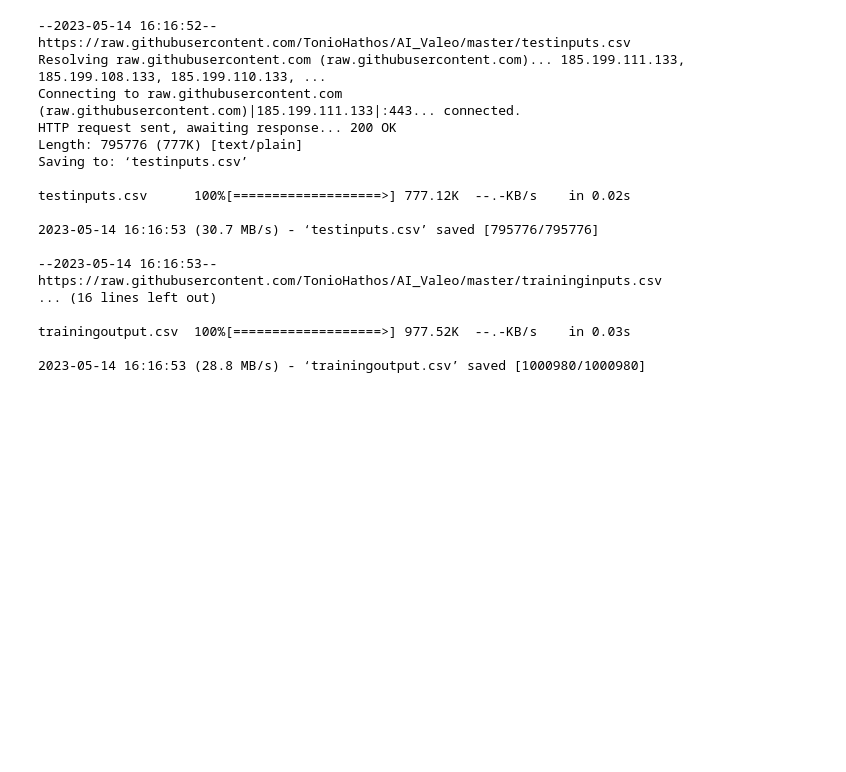
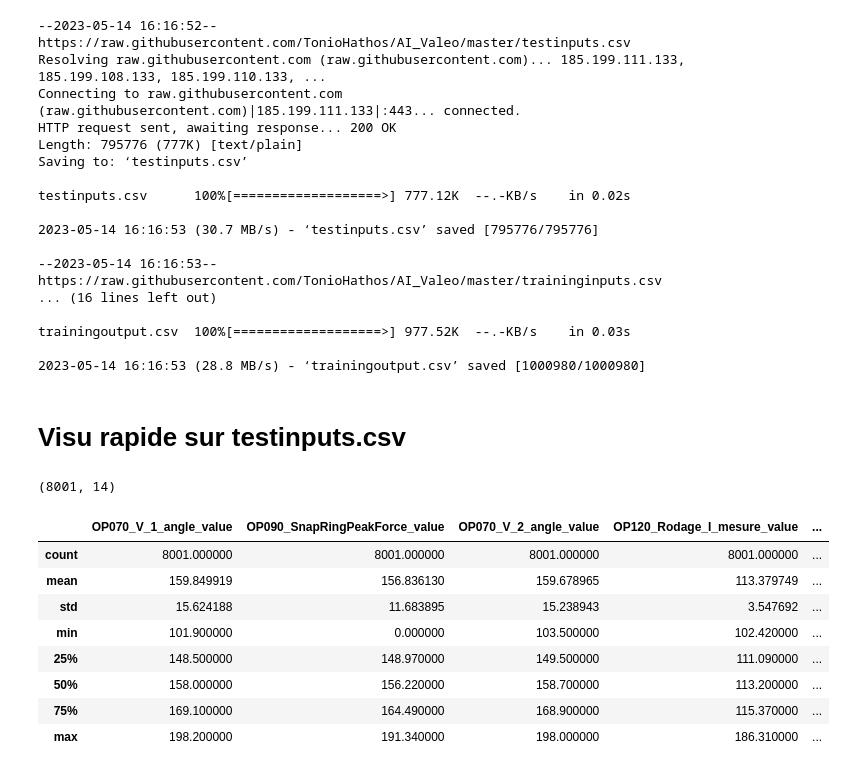
Before and after one commit to TonioHathos/AI_Valeo, a Jupyter notebook: Pre_processing_dataset.ipynb, the cells around one changed output. Saved outputs shown, nothing was run; the diff lists cells and outputs as text; code cells hidden in the pictures; blank space fills up the shorter version.

```diff
--- a/Pre_processing_dataset.ipynb
+++ b/Pre_processing_dataset.ipynb
@@ -36,0 +41,18 @@ trainingoutput.csv  100%[===================>] 977.52K  --.-KB/s    in 0.03s
+# %% [markdown]
+# Visu rapide sur testinputs.csv
+# %%
+df_test_inputs.shape
+# %% [output]
+(8001, 14)
+# %%
+df_test_inputs.describe()
+# %% [output]
+|  | OP070_V_1_angle_value | OP090_SnapRingPeakForce_value | OP070_V_2_angle_value | OP120_Rodage_I_mesure_value | ... |
+| count | 8001.000000 | 8001.000000 | 8001.000000 | 8001.000000 | ... |
+| mean | 159.849919 | 156.836130 | 159.678965 | 113.379749 | ... |
+| std | 15.624188 | 11.683895 | 15.238943 | 3.547692 | ... |
+| min | 101.900000 | 0.000000 | 103.500000 | 102.420000 | ... |
+| 25% | 148.500000 | 148.970000 | 149.500000 | 111.090000 | ... |
+| 50% | 158.000000 | 156.220000 | 158.700000 | 113.200000 | ... |
+| 75% | 169.100000 | 164.490000 | 168.900000 | 115.370000 | ... |
+| max | 198.200000 | 191.340000 | 198.000000 | 186.310000 | ... |
```
Also changed, not shown: parts of 16 cells of this notebook.
